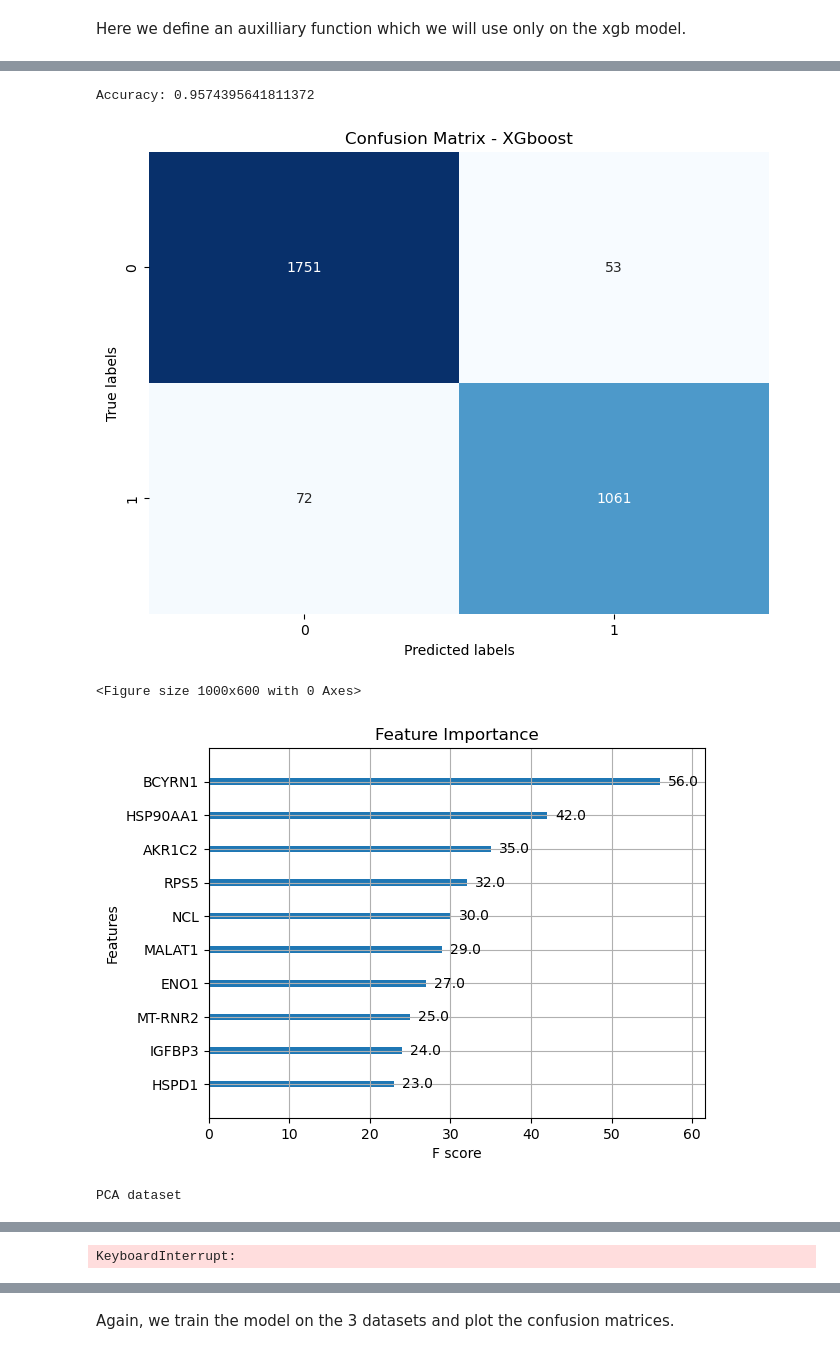
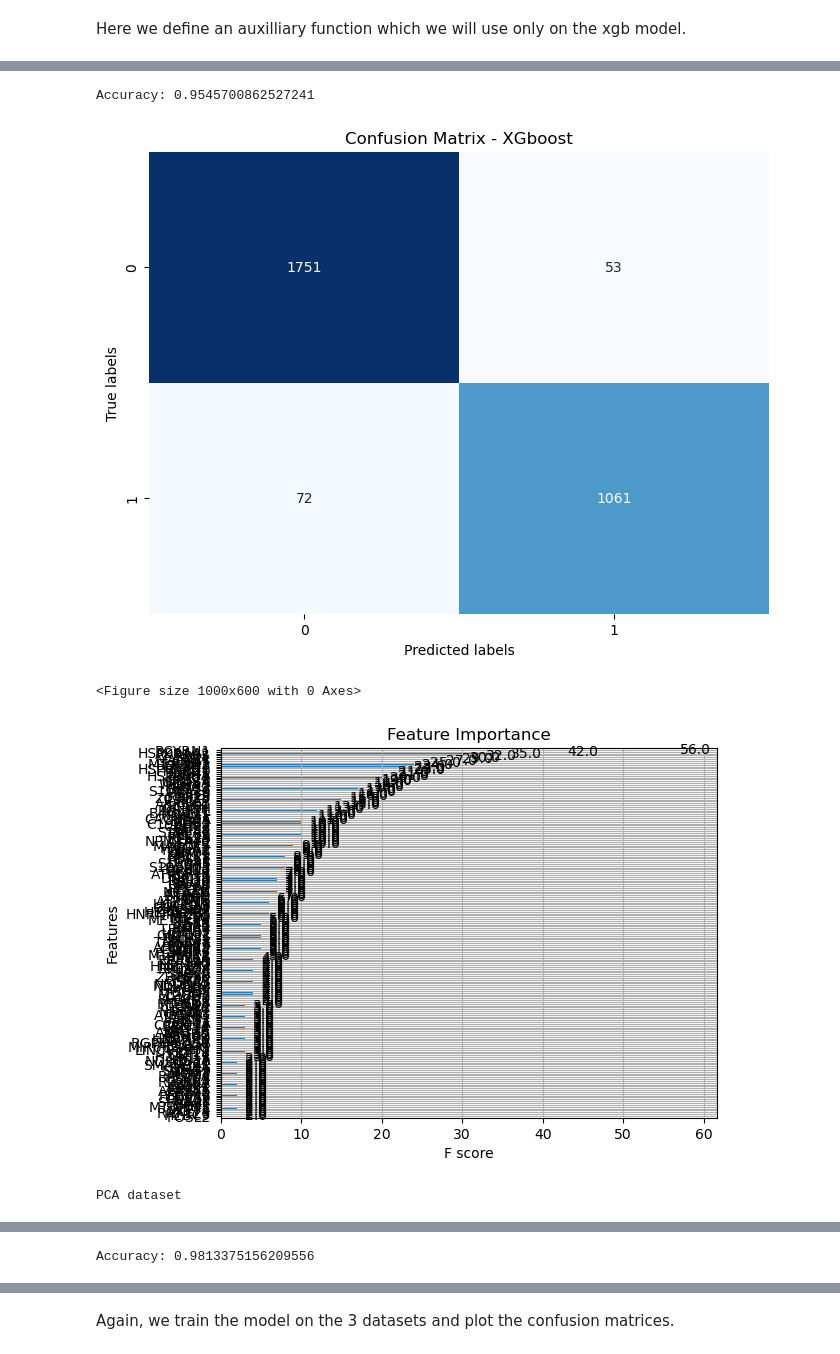
Before and after one commit to eghirardo/ai_lab, a Jupyter notebook: 3. HCC1806_training.ipynb, the cells around one changed output, grey strips where cells are left out. Cells and saved outputs as stored; diff of their text form; code cells hidden in the pictures.

```diff
--- a/3. HCC1806_training.ipynb
+++ b/3. HCC1806_training.ipynb
@@ -293,3 +315,7 @@ dataset_dropseq['UMAP dataset'] = dropseq_umap
+# %%
+filename = f"pickle/{tumor}/dataset_dropseq"
+with open(filename, 'wb') as f:
+    pickle.dump(dataset_dropseq, f)
 # %% [markdown]
 nota: AN GPTL4 PGK1 SONO IMPORTNTI VERMNETE, L HA DETTO LEI
 # %% [markdown]
@@ -616,10 +610,10 @@ def run_xgboost(dataset):
 
     #Now we implement the best model
     xgb_optm = xgb.XGBClassifier(objective='binary:logistic', **random_search.best_params_)
-    retval['model'] = xgb_optm
 
     # Train the model
     xgb_optm.fit(X_train, y_train)
+    retval['model'] = xgb_optm
 
     # Make predictions on the test set
     xgb_predictions = xgb_optm.predict(X_test)
@@ -627,7 +621,10 @@ def run_xgboost(dataset):
 
     # Calculate accuracy
     accuracy = accuracy_score(y_test, xgb_predictions)
-    retval['accuracy'] = accuracy
+
+    # Perform k-fold cross-validation
+    cv_results = cross_val_score(xgb_optm, X, y, cv=kfold, scoring='accuracy')
+    retval['accuracy'] = cv_results.mean()
 
     # Create confusion matrix
     conf_matrix = confusion_matrix(y_test, xgb_predictions)
@@ -656,7 +653,7 @@ Here we define an auxilliary function which we will use only on the xgb model.
 def plot_feature_importance(model):
     # Plot feature importance
     plt.figure(figsize=(10, 6))
-    xgb.plot_importance(model['model'], max_num_features=10)  # You can adjust max_num_features as per your preference
+    xgb.plot_importance(model['model'], max_num_features=200)
     plt.title("Feature Importance")
     plt.show()
 # %% [markdown]
@@ -665,6 +662,10 @@ We now run the xgb algorithm on our 3 datasets (the complete one, as well as the
 for x in dataset_smartseq.keys():
     print(x)
     xgboost_smartseq = run_xgboost(dataset_smartseq[x])
+    # dump the model to save it
+    filename = f"pickle/{tumor}/xgboost/smartseq_{x}"
+    with open(filename, 'wb') as f:
+        pickle.dump(xgboost_smartseq, f)
     print(f"Accuracy: {xgboost_smartseq['accuracy']}")
     plot_confusion_matrix(xgboost_smartseq, xgboost_smartseq['name'])
     plot_feature_importance(xgboost_smartseq)
@@ -687,7 +688,12 @@ Accuracy: 0.972972972972973
 # %%
+#rerun
+
 for x in dataset_dropseq.keys():
     print(x)
     xgboost_dropseq = run_xgboost(dataset_dropseq[x])
+    filename = f"pickle/{tumor}/xgboost/dropseq_{x}"
+    with open(filename, 'wb') as f:
+        pickle.dump(xgboost_dropseq, f)
     print(f"Accuracy: {xgboost_dropseq['accuracy']}")
     plot_confusion_matrix(xgboost_dropseq, xgboost_dropseq['name'])
     plot_feature_importance(xgboost_dropseq)
@@ -699,5 +711,5 @@ Numba: Attempted to fork from a non-main thread, the TBB library may be in an in
-Accuracy: 0.9574395641811372
+Accuracy: 0.9545700862527241
 [figure]
 <Figure size 1000x600 with 0 Axes>
-[figure, old version]
+[figure, new version]
 PCA dataset
@@ -709 +721 @@ Numba: Attempted to fork from a non-main thread, the TBB library may be in an in
-KeyboardInterrupt:
+Accuracy: 0.9813375156209556
```
Also changed, not shown: parts of 68 cells of this notebook, 2 other files.
